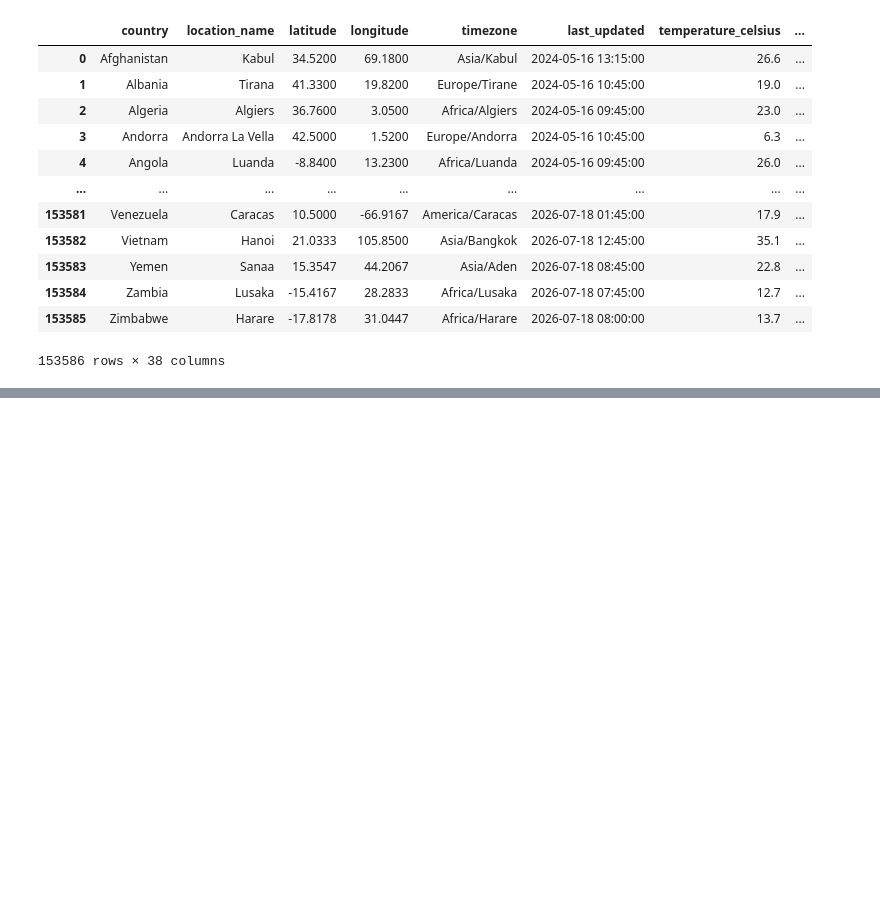
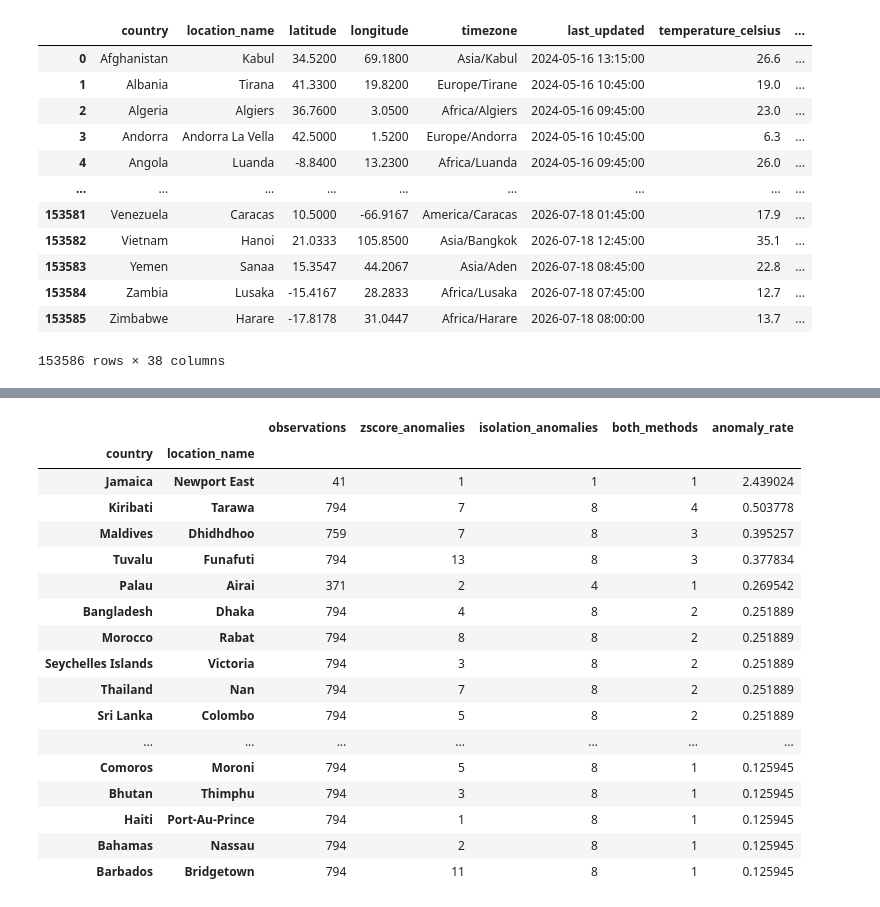
Before and after one commit to Aeiman191/Weather-Trend-Forecasting, a Jupyter notebook: Data_Preprocessing.ipynb, the cells around one changed output, grey strips where cells are left out. Cells and saved outputs as stored; diff of their text form; code cells hidden in the pictures; blank space fills up the shorter version.

```diff
--- a/Data_Preprocessing.ipynb
+++ b/Data_Preprocessing.ipynb
@@ -1090,0 +1620,45 @@ df.to_csv("weather_cleaned.csv", index=False)
+# %%
+city_summary = (
+    anomaly_results
+    .groupby(
+        ["country", "location_name"]
+    )
+    .agg(
+        observations=("temperature_celsius","size"),
+        zscore_anomalies=("zscore_anomaly","sum"),
+        isolation_anomalies=("isolation_anomaly","sum"),
+        both_methods=("both_methods","sum")
+    )
+)
+
+city_summary["anomaly_rate"] = (
+    city_summary["both_methods"]
+    / city_summary["observations"]
+    * 100
+)
+
+city_summary = city_summary.sort_values(
+    "anomaly_rate",
+    ascending=False
+)
+
+display(city_summary.head(20))
+# %% [output]
+|  |  | observations | zscore_anomalies | isolation_anomalies | both_methods | anomaly_rate |
+| country | location_name |  |  |  |  |  |
+| Jamaica | Newport East | 41 | 1 | 1 | 1 | 2.439024 |
+| Kiribati | Tarawa | 794 | 7 | 8 | 4 | 0.503778 |
+| Maldives | Dhidhdhoo | 759 | 7 | 8 | 3 | 0.395257 |
+| Tuvalu | Funafuti | 794 | 13 | 8 | 3 | 0.377834 |
+| Palau | Airai | 371 | 2 | 4 | 1 | 0.269542 |
+| Bangladesh | Dhaka | 794 | 4 | 8 | 2 | 0.251889 |
+| Morocco | Rabat | 794 | 8 | 8 | 2 | 0.251889 |
+| Seychelles Islands | Victoria | 794 | 3 | 8 | 2 | 0.251889 |
+| Thailand | Nan | 794 | 7 | 8 | 2 | 0.251889 |
+| Sri Lanka | Colombo | 794 | 5 | 8 | 2 | 0.251889 |
+| ... | ... | ... | ... | ... | ... | ... |
+| Comoros | Moroni | 794 | 5 | 8 | 1 | 0.125945 |
+| Bhutan | Thimphu | 794 | 3 | 8 | 1 | 0.125945 |
+| Haiti | Port-Au-Prince | 794 | 1 | 8 | 1 | 0.125945 |
+| Bahamas | Nassau | 794 | 2 | 8 | 1 | 0.125945 |
+| Barbados | Bridgetown | 794 | 11 | 8 | 1 | 0.125945 |
```
Also changed, not shown: parts of 21 cells of this notebook, 1 other file.
